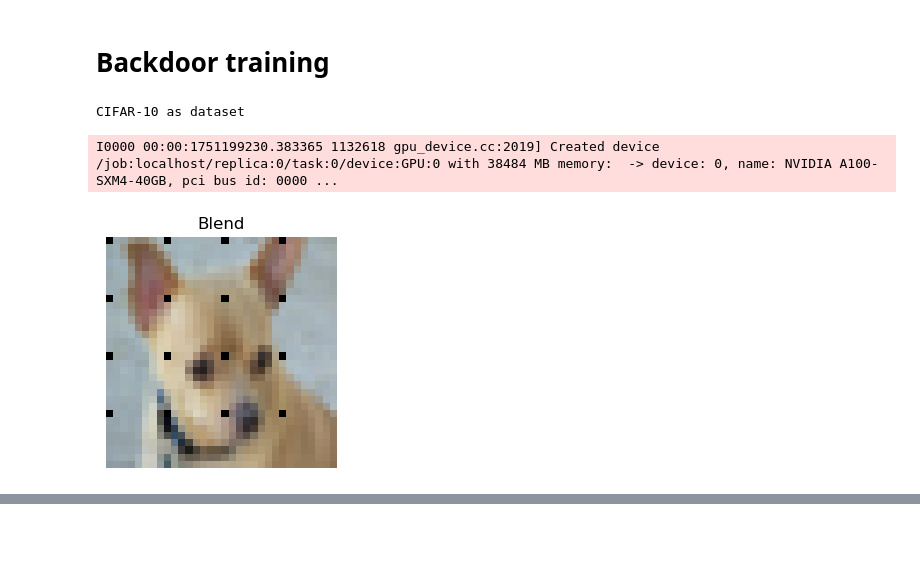
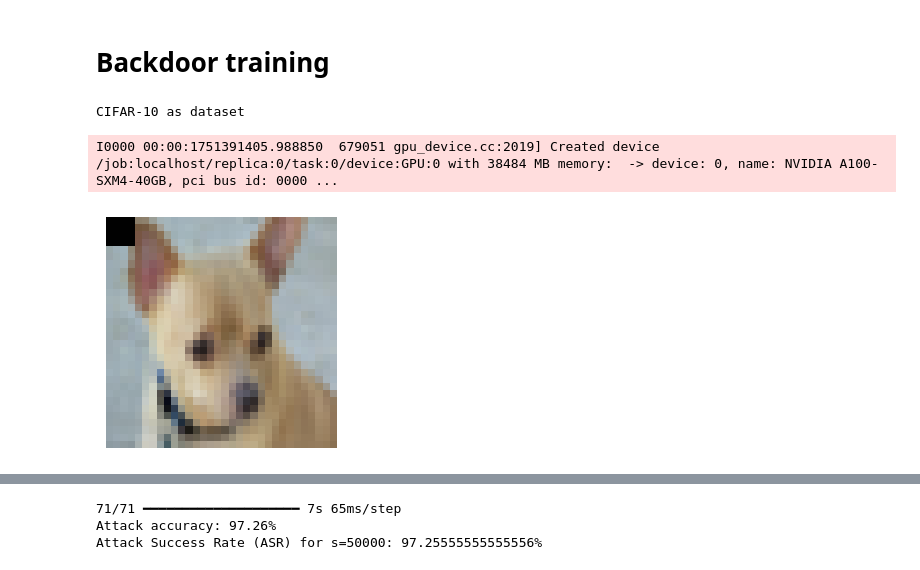
Before and after one commit to jonatelintelo/pmoe_backdoor, a Jupyter notebook: training_backdoor_pmoe.ipynb, the cells around one changed output, grey strips where cells are left out. Saved outputs shown, nothing was run; the diff lists cells and outputs as text; code cells hidden in the pictures; blank space fills up the shorter version.

Commit message:
Finished script for printing patch selection.

```diff
--- a/training_backdoor_pmoe.ipynb
+++ b/training_backdoor_pmoe.ipynb
@@ -44,24 +44,28 @@ To enable the following instructions: AVX2 AVX512F AVX512_VNNI FMA, in other ope
 # %%
 # Configuration
 dataset = 'CIFAR-10' # 'CIFAR-10' , 'GTSRB'
-trigger = 'blend' # 'square' , 'blend' , 'warped'
+trigger = 'square' # 'square' , 'blend' , 'warped'
 # poisoning_rate = 0.0001  # 2% poisoning rate, adjust this to other poisoning rates
-poisoning_rate = 0.0005  # 2% poisoning rate, adjust this to other poisoning rates
+# poisoning_rate = 0.0005  # 2% poisoning rate, adjust this to other poisoning rates
 # poisoning_rate = 0.001  # 2% poisoning rate, adjust this to other poisoning rates
 # poisoning_rate = 0.005  # 2% poisoning rate, adjust this to other poisoning rates
-# poisoning_rate = 0.02  # 2% poisoning rate, adjust this to other poisoning rates
+poisoning_rate = 0.02  # 2% poisoning rate, adjust this to other poisoning rates
 # poisoning_rate = 0.06  # 2% poisoning rate, adjust this to other poisoning rates
 # poisoning_rate = 0.1  # 2% poisoning rate, adjust this to other poisoning rates
 
-_warping = 0.025
-weight = 0.78
-_size = 1
+_pr = 0.3
+
+_warping = 0.25 #normal 2 0.0 for warped patch level, training 0.25
+weight = 0.5 #normal 0.5 0.78 for blend patch level
+_size = 4 # 1 for patch level
 n_experts = 4
-patch_level = True # False for trigger on entire image
+patch_level = False # False for trigger on entire image
 
-train = False
-save_model = False
-load_model = True
+train = True
+save_model = True
+save_pruned_model = False
+load_pruned_model = False
+load_model = False
 target_label = 0    # Target label for backdoor attack
 source_label = None    # Source label for backdoor attack
 # %% [markdown]
@@ -765,7 +769,11 @@ if dataset == 'GTSRB':
   testing_data = np.load('/home/jtelintelo/pmoe_backdoor/backdoor_datasets/gtsrb_test_data_sorted.npy')
   testing_label = np.load('/home/jtelintelo/pmoe_backdoor/backdoor_datasets/gtsrb_test_label_sorted.npy')
 
-for s in [50000]:
+# if train:
+#     it = 1
+# else:
+it = 50000
+for s in [it]:
   # Loading the Data
   if dataset == 'CIFAR-10':
     # Sampling training data
@@ -875,13 +883,18 @@ for s in [50000]:
     testing_data = testing_data / 255
     testing_data = tf.cast(testing_data, dtype=tf.dtypes.float32)
 
-  image_patch = poisoned_testing_data[4536:4537]
+  _index = 4536 # dog
+  # _index = 217 # 80 sign
+  # for _index in [80,111,130,139,157,169,178]:
+      # print(_index)
+  image_patch = poisoned_testing_data[_index:_index+1]
   plt.figure(figsize=(3, 3))
   plt.imshow((image_patch[0]), cmap='gray')
   plt.axis('off')
-  plt.title("Blend")
+  # plt.title(f"{trigger.title()}", size=30, pad = 20)
+  # plt.savefig(f'/home/jtelintelo/pmoe_backdoor/result_images/{trigger}_patchlevel-{patch_level}.eps', format='eps', bbox_inches='tight')
+  plt.savefig(f'/home/jtelintelo/pmoe_backdoor/result_images/{dataset}_{trigger}_patchlevel-{patch_level}.pdf', bbox_inches='tight')
   plt.show()
-  plt.savefig(f'/home/jtelintelo/pmoe_backdoor/result_images/{trigger}_patchlevel-{patch_level}.pdf')
 
   # Creating the model
   model_input = tf.keras.Input(shape=(poisoned_training_data.shape[1], poisoned_training_data.shape[2], poisoned_training_data.shape[3]))
@@ -934,32 +947,32 @@ for s in [50000]:
   weight_callback = tf.keras.callbacks.LambdaCallback(
     on_epoch_end=lambda epoch, logs: weights_dict.update({epoch: model.get_weights()}))
 
   testing_after_epoch = tf.keras.callbacks.LambdaCallback(
     on_epoch_end=lambda epoch, logs: z.append(model.evaluate(testing_data, testing_label, batch_size=1000, verbose=1)))
 
 
   if load_model:
     model.load_weights(f'/home/jtelintelo/pmoe_backdoor/model_files/{dataset}_{trigger}_{poisoning_rate}-poisonrate_{n_experts}-experts_patchlevel-{patch_level}.weights.h5')
   # Train the Model
   if train:
     x = model.fit(poisoned_training_data, poisoned_training_label, batch_size=128, epochs=25,
                 callbacks=[testing_after_epoch, weight_callback, assignment_callback])
     f = f'/home/jtelintelo/pmoe_backdoor/results/test_acc_loss_{dataset}_{trigger}_{poisoning_rate}-poisonrate_{n_experts}-experts_patchlevel-{patch_level}' + str(s // 1000)
     np.save(f, z)
 
   asr = calculate_ASR(
       model=model,
       test_data=poisoned_testing_data,
       test_labels=poisoned_testing_label,
       target_label=target_label,
       source_label=source_label,  # None if source-agnostic
       verbose=True
   )
   print(f"Attack Success Rate (ASR) for s={s}: {asr}%")
 
   if save_model:
     model.save_weights(f'/home/jtelintelo/pmoe_backdoor/model_files/{dataset}_{trigger}_{poisoning_rate}-poisonrate_{n_experts}-experts_patchlevel-{patch_level}.weights.h5')
 # %% [output]
 CIFAR-10 as dataset
-I0000 00:00:1751199230.383365 1132618 gpu_device.cc:2019] Created device /job:localhost/replica:0/task:0/device:GPU:0 with 38484 MB memory:  -> device: 0, name: NVIDIA A100-SXM4-40GB, pci bus id: 0000 ...
+I0000 00:00:1751391405.988850  679051 gpu_device.cc:2019] Created device /job:localhost/replica:0/task:0/device:GPU:0 with 38484 MB memory:  -> device: 0, name: NVIDIA A100-SXM4-40GB, pci bus id: 0000 ...
-[figure, old version]
+[figure, new version]
@@ -989,0 +1046,3 @@ Attack Success Rate (ASR) for s=50000: 18.355555555555554%
+71/71 ━━━━━━━━━━━━━━━━━━━━ 7s 65ms/step
+Attack accuracy: 97.26%
+Attack Success Rate (ASR) for s=50000: 97.25555555555556%
```
Also changed, not shown: parts of 6 cells of this notebook, 1 other file.
